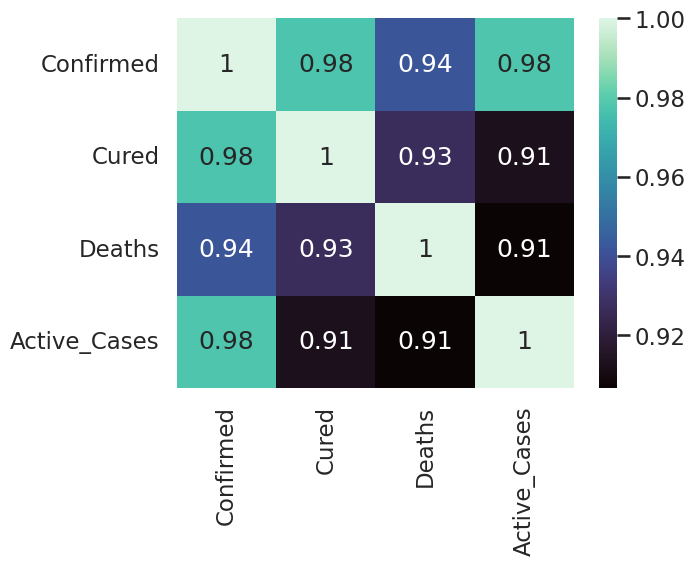
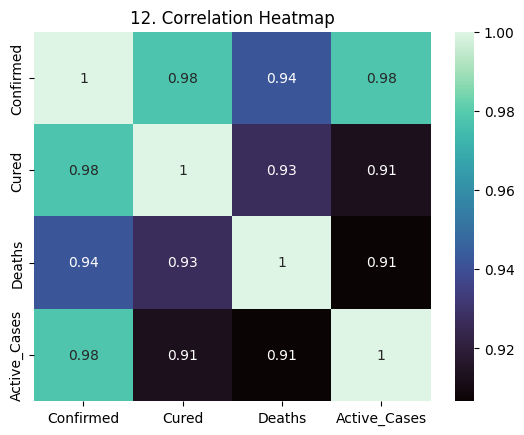
The change to this notebook cell's code, shown as a diff; its figure went from the first image to the second:
--- before
+++ after
@@ -1,3 +1,3 @@
 # Query 12 (Correlation Heatmap): Overview matrix
 
-sns.heatmap(data=df[['Confirmed', 'Cured', 'Deaths', 'Active_Cases']].corr(), annot=True, cmap='mako')
+sns.heatmap(data=df[['Confirmed', 'Cured', 'Deaths', 'Active_Cases']].corr(), annot=True, cmap='mako').set(title="12. Correlation Heatmap")

Commit: Created using Colab